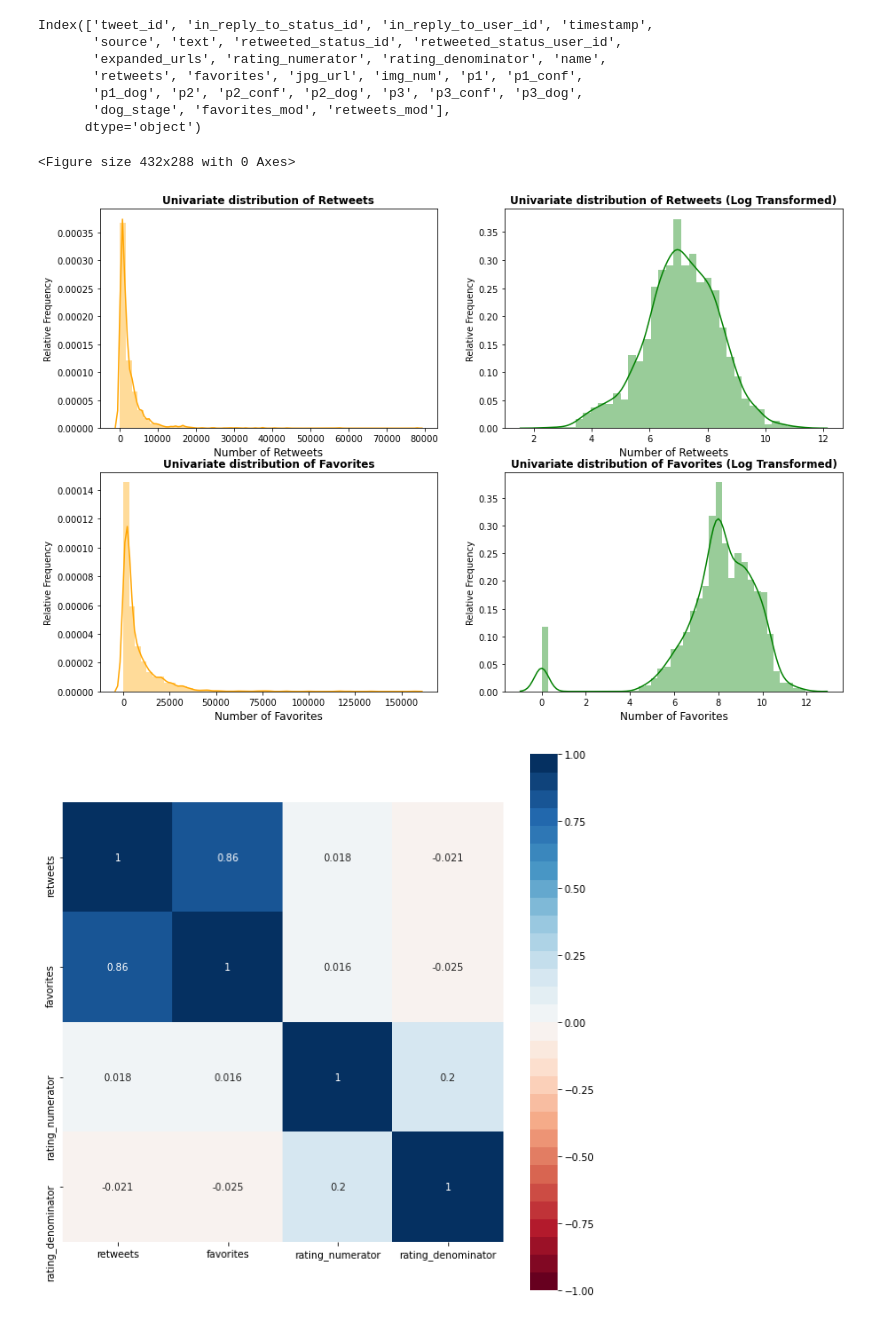
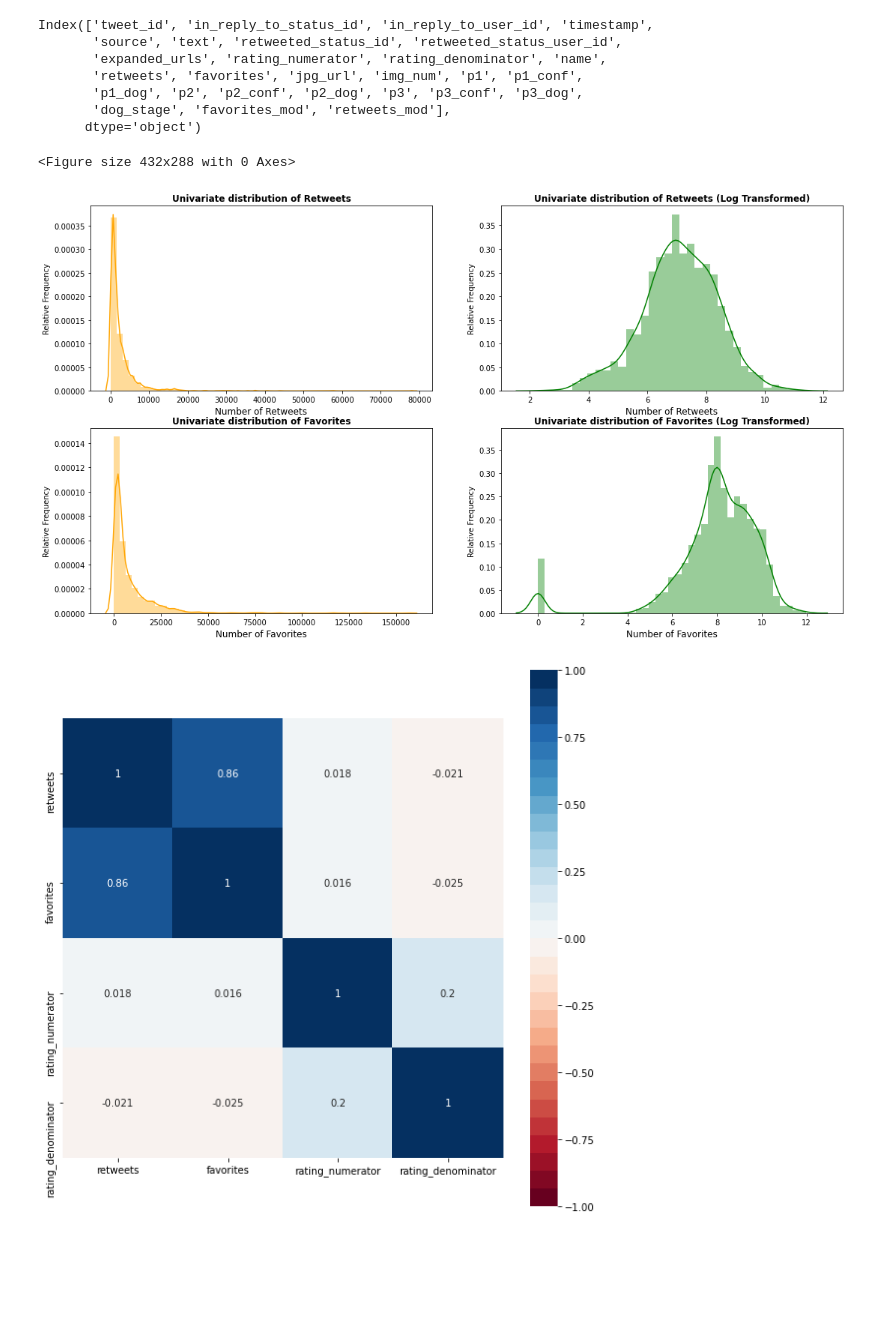
Before and after one commit to mehulzawar92/data-wrangling, a Jupyter notebook: wrangle_act.ipynb, the cells around one changed output. Saved outputs shown, nothing was run; the diff lists cells and outputs as text; code cells hidden in the pictures; blank space fills up the shorter version.

Commit message:
Version 1
Data Wrangling, Analyzing and Visualizing Tweets

```diff
--- a/wrangle_act.ipynb
+++ b/wrangle_act.ipynb
@@ -70,25 +70,3 @@ auth = OAuthHandler(consumer_key, consumer_secret)
 auth.set_access_token(access_token, access_secret)
 
 api = tweepy.API(auth, wait_on_rate_limit=True)
-# %%
-# Storing data from Twitter API in a list
-
-tweet_ids = list(archive_df.tweet_id)
-tweet_data = {}
-fails_dict = {}
-start = timer()
-count = 0
-for tweet_id in tweet_ids:
-    count += 1
-    print(str(count) + ": " + str(tweet_id))
-    try:
-        tweet_status = api.get_status(tweet_id, tweet_mode='extended')
-        tweet_data[str(tweet_id)] = tweet_status._json
-        print("Success")
-    except tweepy.TweepError as e:
-        print("Error")
-        fails_dict[str(tweet_id)] = e
-
-end = timer()
-print(end - start)
-print(fails_dict)
@@ -1093,33 +1073,35 @@ Index(['tweet_id', 'in_reply_to_status_id', 'in_reply_to_user_id', 'timestamp',
       dtype='object')
 # %%
 plt.figure(1)
-plt.figure(figsize = (15,10))
+plt.figure(figsize = (18,10))
 plt.subplot(221)
 sns.distplot(archive_clean.retweets, color = 'orange')
 plt.title('Univariate distribution of Retweets', fontweight="bold", fontsize = 12.0)
 plt.xlabel('Number of Retweets', fontsize=12)
 plt.ylabel('Relative Frequency')
 
 plt.subplot(222)
 sns.distplot(archive_clean.retweets.apply(np.log), color = 'green')
 plt.title('Univariate distribution of Retweets (Log Transformed)', fontweight="bold", fontsize = 12.0)
 plt.xlabel('Number of Retweets', fontsize=12)
 plt.ylabel('Relative Frequency')
 
 plt.subplot(223)
 sns.distplot(archive_clean.favorites, color = 'orange')
 plt.title('Univariate distribution of Favorites', fontweight="bold", fontsize = 12.0)
 plt.xlabel('Number of Favorites', fontsize=12)
 plt.ylabel('Relative Frequency')
 
 plt.subplot(224)
 sns.distplot(archive_clean.favorites.apply(np.log), color = 'green')
 plt.title('Univariate distribution of Favorites (Log Transformed)', fontweight="bold", fontsize = 12.0)
 plt.xlabel('Number of Favorites', fontsize=12)
-plt.ylabel('Relative Frequency');
+plt.ylabel('Relative Frequency')
+
+plt.show()
 # %% [output]
 <Figure size 432x288 with 0 Axes>
-[figure, old version]
+[figure, new version]
 # %%
 # Correlation between numerical variables
 num_cols_data = (archive_clean[['retweets','favorites', 'rating_numerator', 'rating_denominator']])
```
Also changed, not shown: parts of 18 cells of this notebook, 13 other files.
